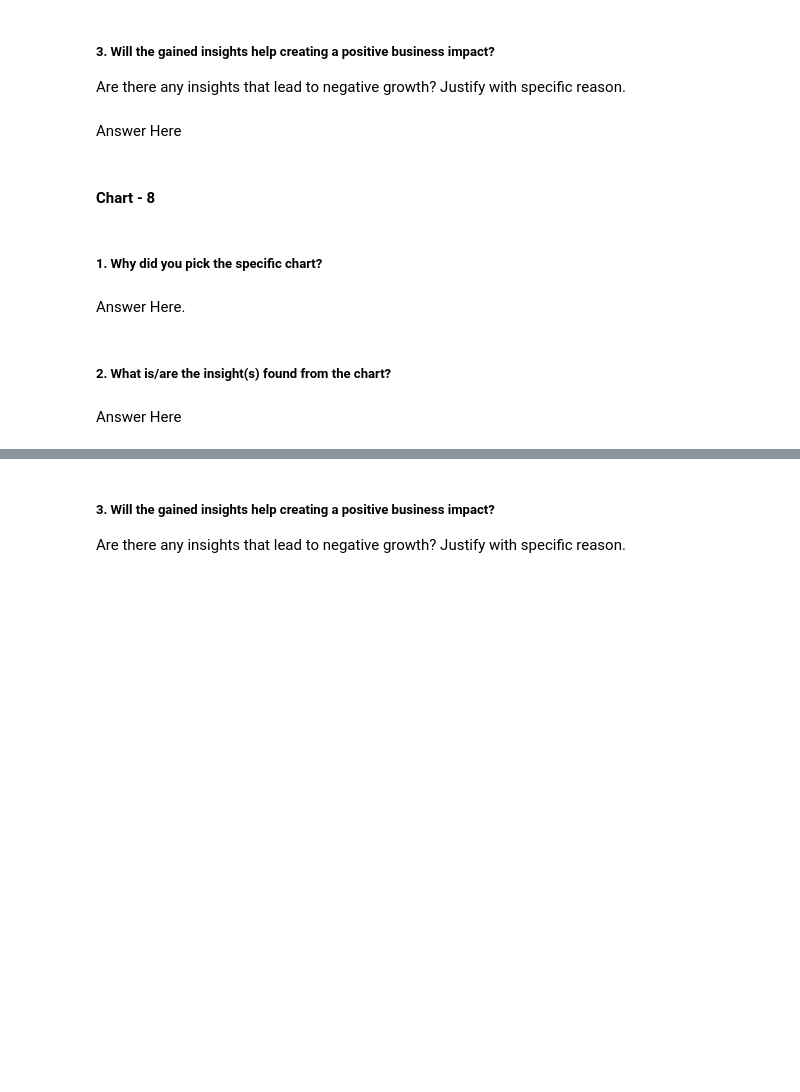
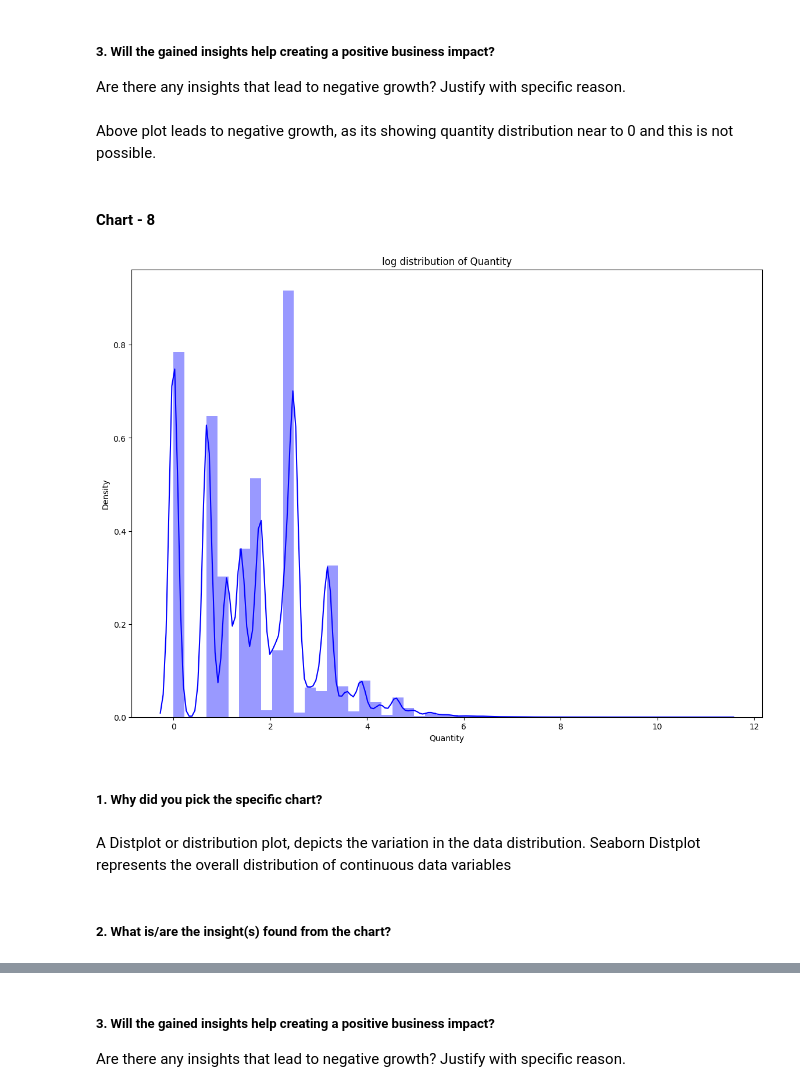
Before and after one commit to DhawalKhandait/Online-Retail-Customer-Segmentation-Clustering, a Jupyter notebook: Online_Retail_Customer_Segmentation.ipynb, the cells around one changed output, grey strips where cells are left out. Saved outputs shown, nothing was run; the diff lists cells and outputs as text; code cells hidden in the pictures; blank space fills up the shorter version.

```diff
--- a/Online_Retail_Customer_Segmentation.ipynb
+++ b/Online_Retail_Customer_Segmentation.ipynb
@@ -608,7 +616,7 @@ Answer Here
 # %% [markdown]
 ##### 3. Will the gained insights help creating a positive business impact?
 Are there any insights that lead to negative growth? Justify with specific reason.
-# %% [markdown]
-Answer Here
+# %% [markdown]
+Above plot leads to negative growth, as its showing quantity distribution near to  0 and this is not possible.
 # %% [markdown]
 #### Chart - 8
@@ -617,8 +623,14 @@ Answer Here
+# %%
+# Chart - 8 applying log transformation
+plt.figure(figsize=(14,10))
+plt.title('log distribution of Quantity')
+sns.distplot(np.log(data['Quantity']),color="blue")
+plt.show()
+# %% [output]
+[figure, added]
 # %% [markdown]
 ##### 1. Why did you pick the specific chart?
-# %% [markdown]
-Answer Here.
+# %% [markdown]
+A Distplot or distribution plot, depicts the variation in the data distribution. Seaborn Distplot represents the overall distribution of continuous data variables
 # %% [markdown]
 ##### 2. What is/are the insight(s) found from the chart?
-# %% [markdown]
-Answer Here
```
Also changed, not shown: parts of 121 cells of this notebook.
